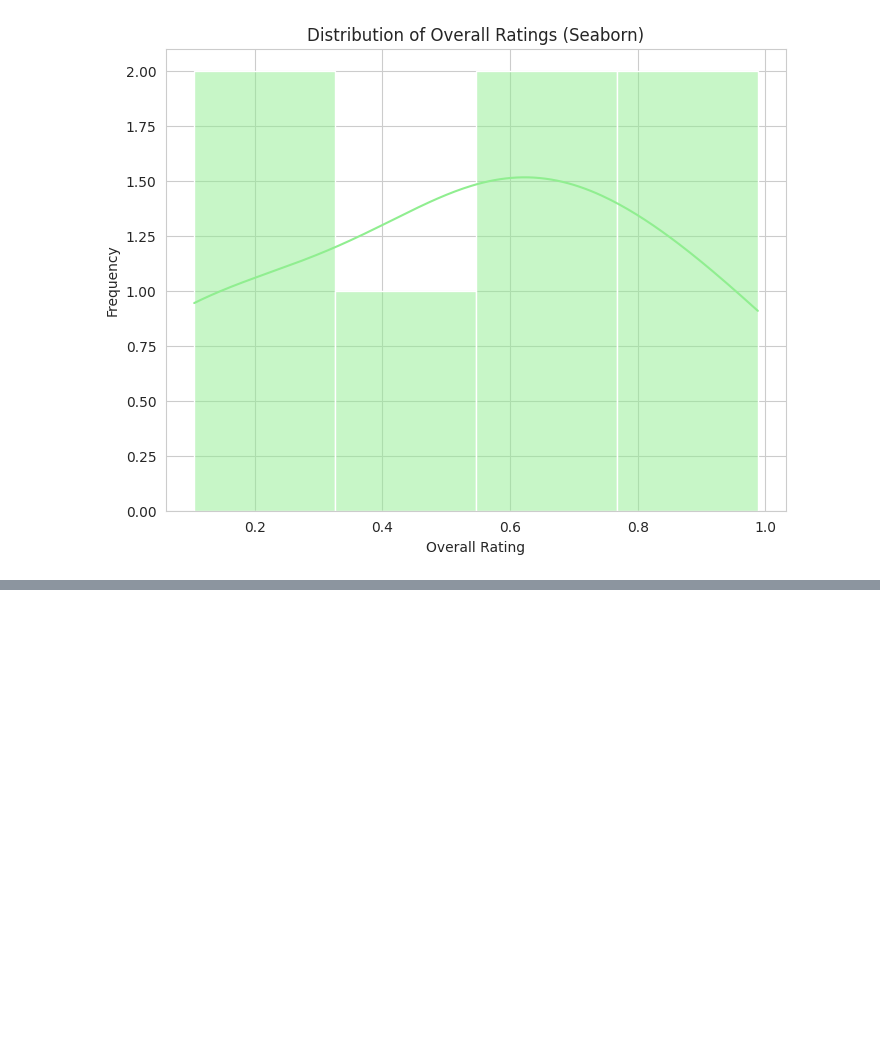
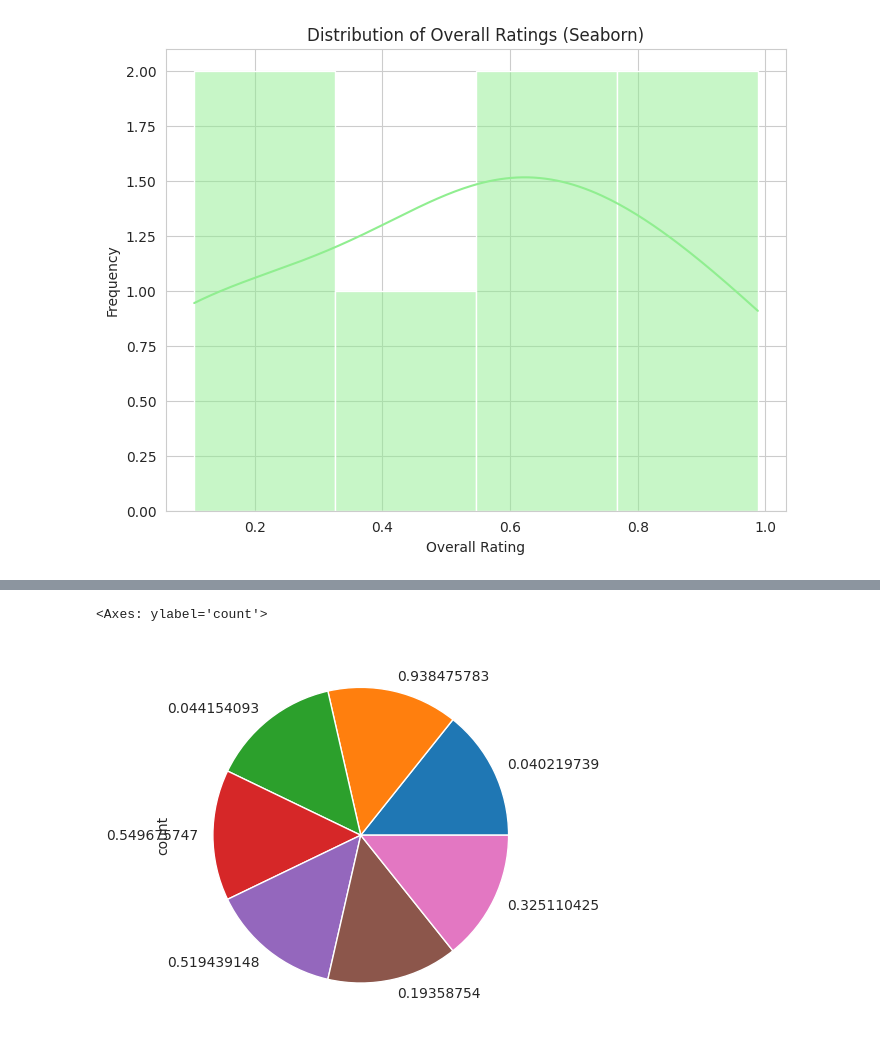
Before and after one commit to sulav063/Machine_Learning_Workshop, a Jupyter notebook: Visualization.ipynb, the cells around one changed output, grey strips where cells are left out. Drawn from its saved outputs; the diff is of its cells as text; code cells hidden in the pictures; blank space fills up the shorter version.

```diff
--- a/Visualization.ipynb
+++ b/Visualization.ipynb
@@ -151,2 +148,6 @@ plt.show()
 # %%
 # pie chart
+df["Texture Rating"].value_counts().plot.pie()
+# %% [output]
+<Axes: ylabel='count'>
+[figure, added]
```
Also changed, not shown: parts of 5 cells of this notebook.
